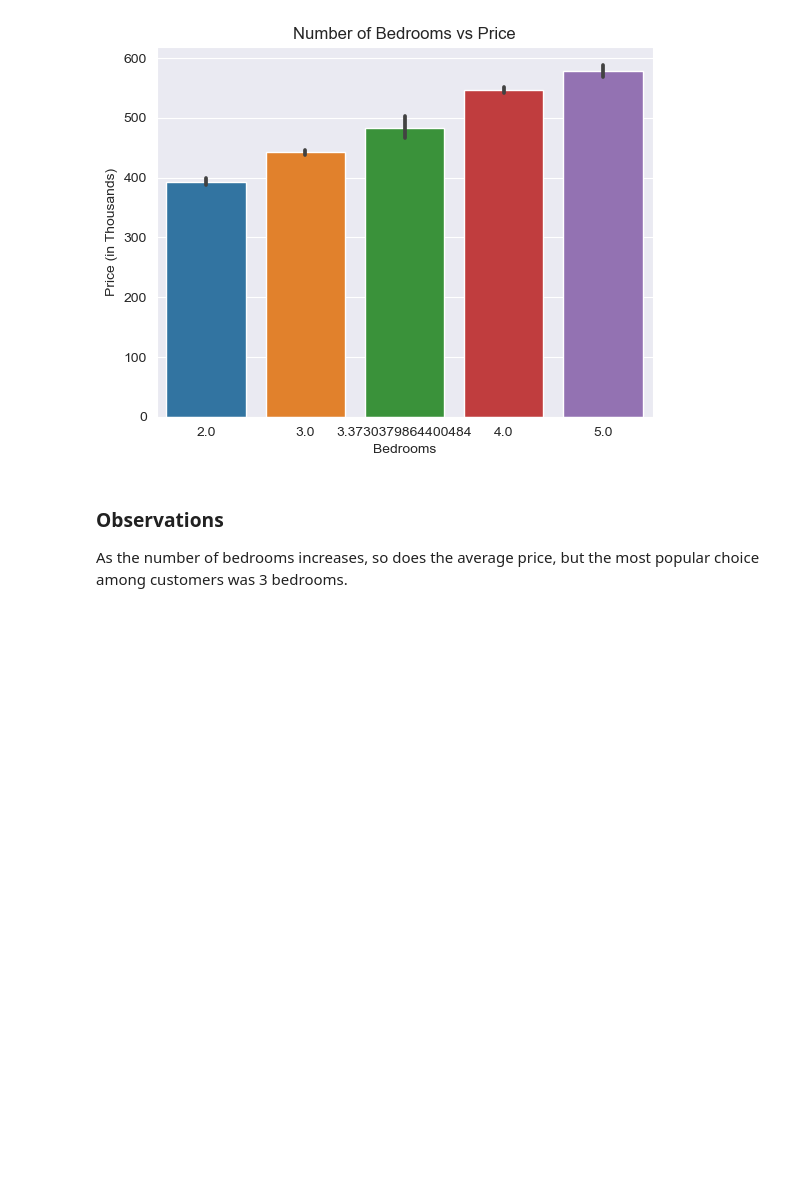
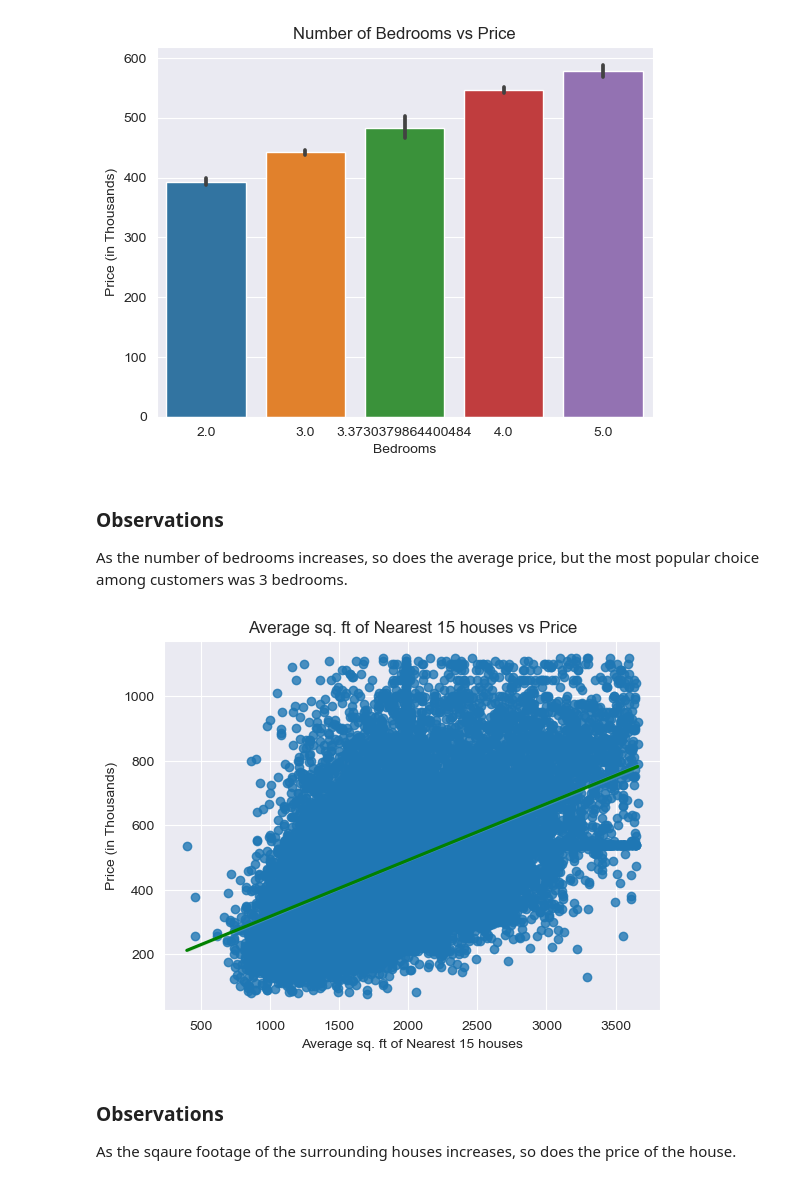
Before and after one commit to bizzfuzz/dsc-phase-2, a Jupyter notebook: student.ipynb, the cells around one changed output. Saved outputs shown, nothing was run; the diff lists cells and outputs as text; code cells hidden in the pictures; blank space fills up the shorter version.

Commit message:
visualization finished

```diff
--- a/student.ipynb
+++ b/student.ipynb
@@ -539,3 +539,11 @@ Name: count, dtype: int64
 ### Observations
 
 As the number of bedrooms increases, so does the average price, but the most popular choice among customers was 3 bedrooms.
+# %%
+price_vs_column("sqft_living15", "Average sq. ft of Nearest 15 houses")
+# %% [output]
+[figure, added]
+# %% [markdown]
+### Observations
+
+As the sqaure footage of the surrounding houses increases, so does the price of the house.
```
